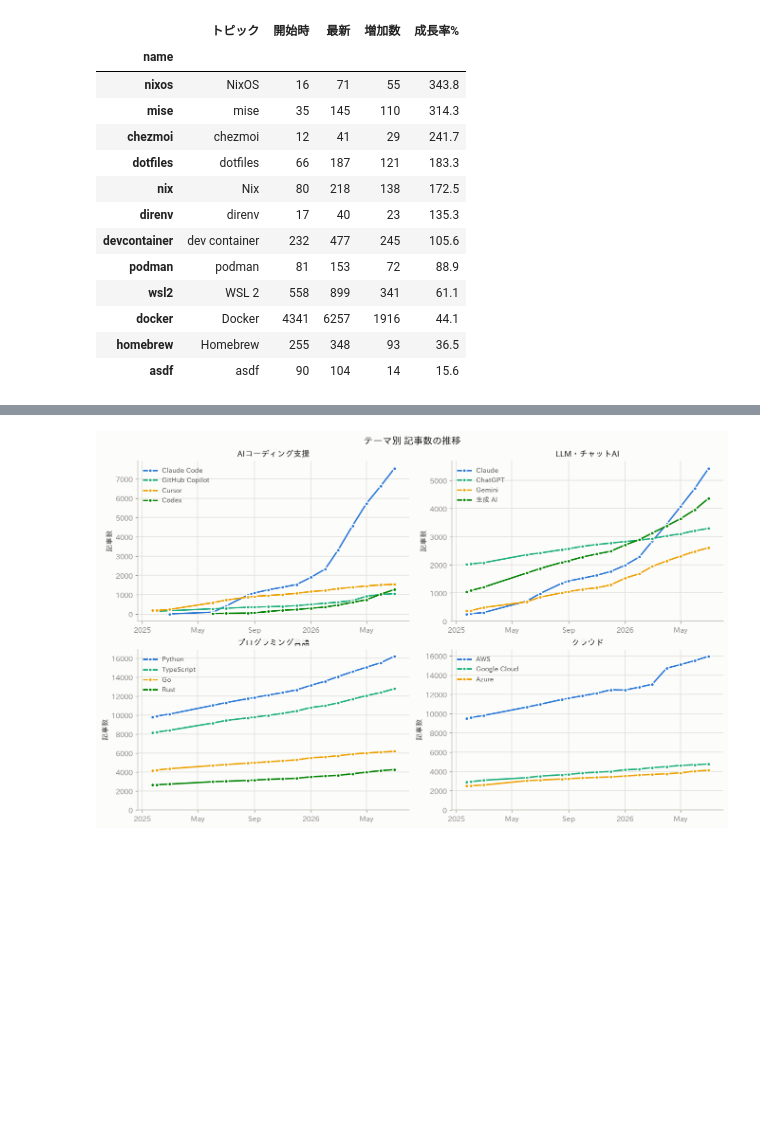
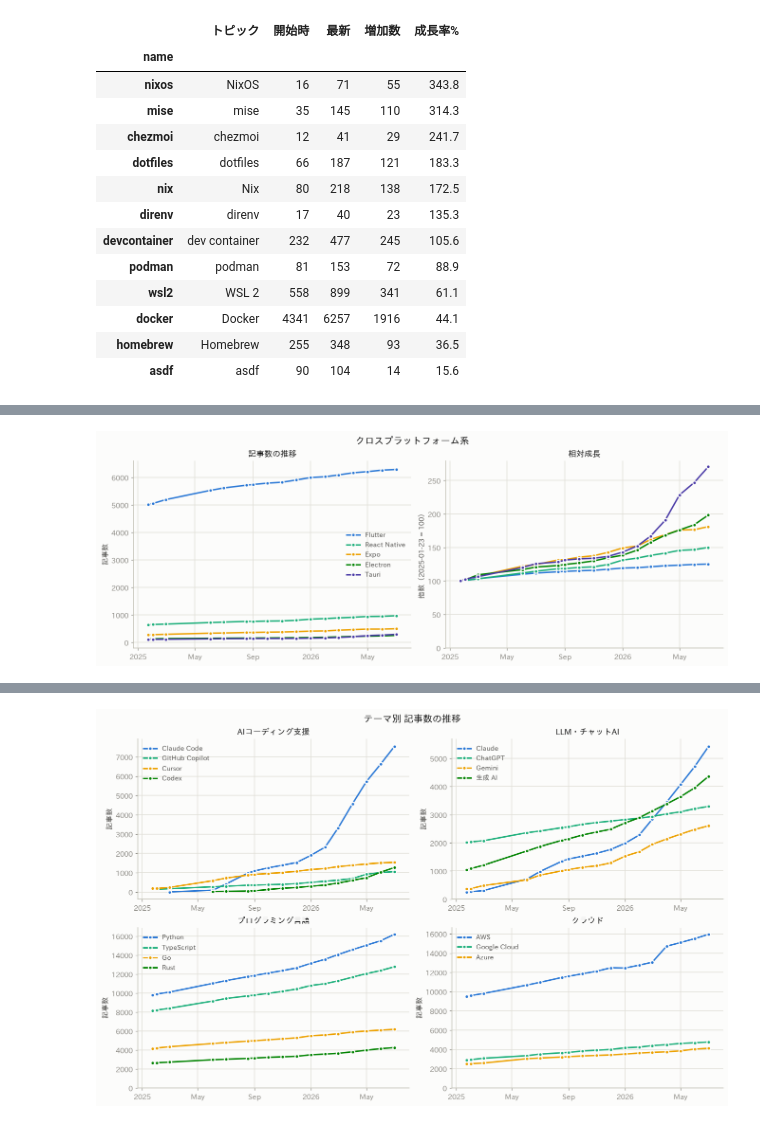
Before and after one commit to fa0311/zenn-topic-analyze, a Jupyter notebook: analysis.ipynb, the cells around one changed output, grey strips where cells are left out. Drawn from its saved outputs; the diff is of its cells as text; code cells hidden in the pictures; blank space fills up the shorter version.

```diff
--- a/analysis.ipynb
+++ b/analysis.ipynb
@@ -542,0 +627,5 @@ plot_topics(["claudecode", "cursor", "githubcopilot", "codex"], normalize=True,
+# %%
+compare_topics(["flutter", "reactnative", "expo", "electron", "tauri"],
+               title="クロスプラットフォーム系")
+# %% [output]
+[figure, added]
```
Also changed, not shown: parts of 30 cells of this notebook, 2 other files.
